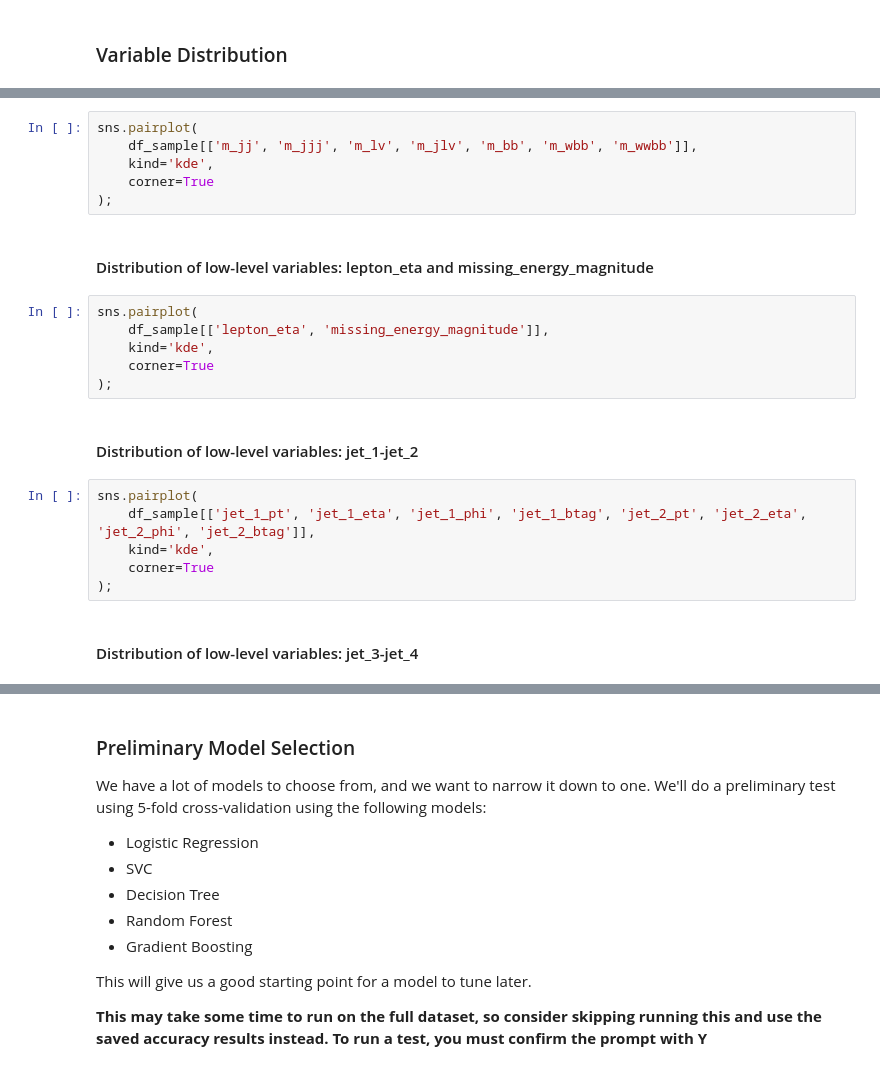
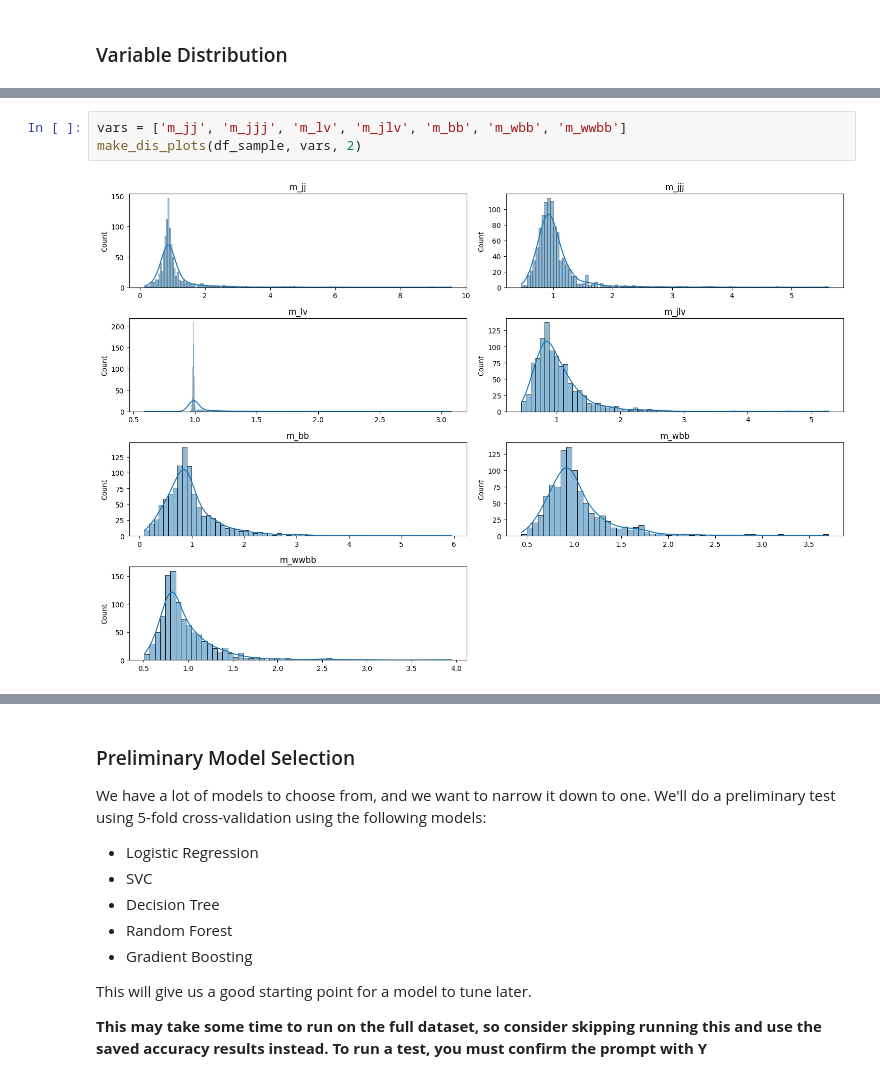
Before and after one commit to stu-code/higgs-prediction, a Jupyter notebook: higgs.ipynb, the cells around one changed output, grey strips where cells are left out. Drawn from its saved outputs; the diff is of its cells as text.

```diff
--- a/higgs.ipynb
+++ b/higgs.ipynb
@@ -124,24 +181,5 @@ df_sample = df.sample(1000, random_state=42)
 # %%
-sns.pairplot(
-    df_sample[['m_jj', 'm_jjj', 'm_lv', 'm_jlv', 'm_bb', 'm_wbb', 'm_wwbb']],
-    kind='kde',
-    corner=True
-);
+vars = ['m_jj', 'm_jjj', 'm_lv', 'm_jlv', 'm_bb', 'm_wbb', 'm_wwbb']
+make_dis_plots(df_sample, vars, 2)
+# %% [output]
+[figure, added]
-# %% [markdown]
-#### Distribution of low-level variables: lepton_eta and missing_energy_magnitude
-# %%
-sns.pairplot(
-    df_sample[['lepton_eta', 'missing_energy_magnitude']],
-    kind='kde',
-    corner=True
-);
-# %% [markdown]
-#### Distribution of low-level variables: jet_1-jet_2
-# %%
-sns.pairplot(
-    df_sample[['jet_1_pt', 'jet_1_eta', 'jet_1_phi', 'jet_1_btag', 'jet_2_pt', 'jet_2_eta', 'jet_2_phi', 'jet_2_btag']],
-    kind='kde',
-    corner=True
-);
-# %% [markdown]
-#### Distribution of low-level variables: jet_3-jet_4
```
Also changed, not shown: parts of 14 cells of this notebook.
